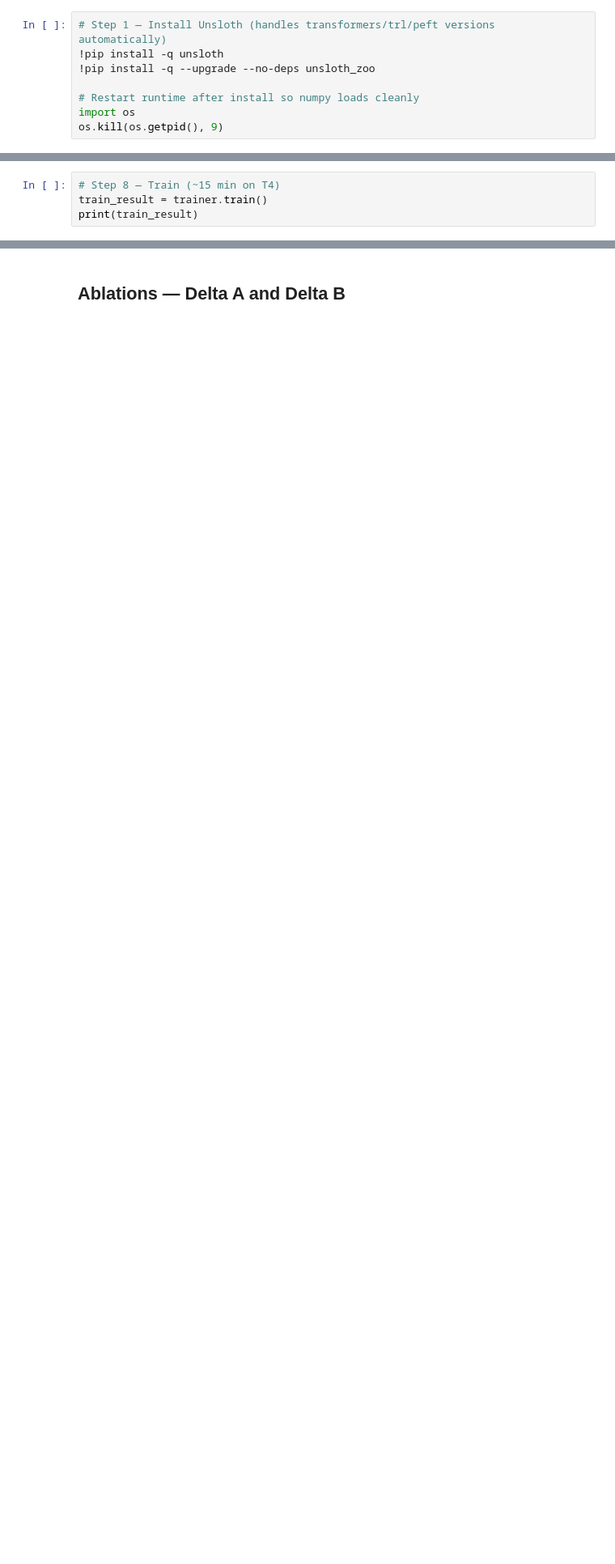
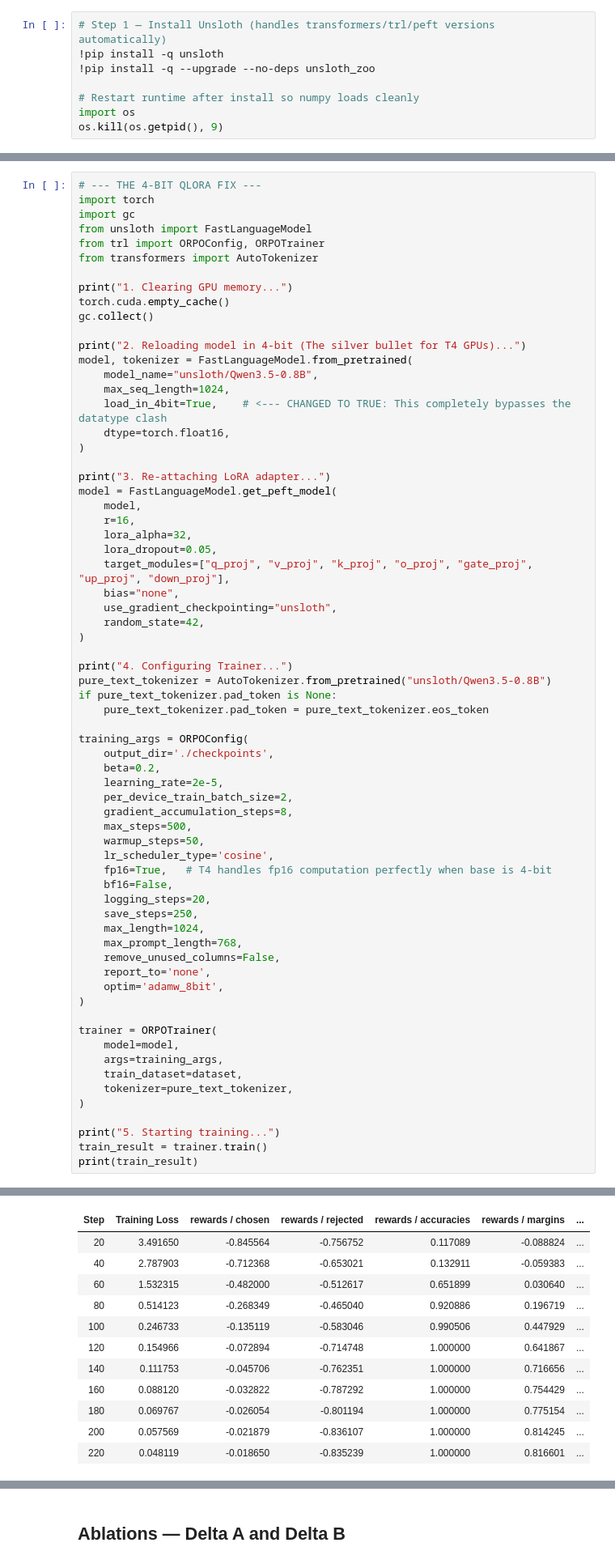
Before and after one commit to Kemrish/Sales-Evaluation-Bench, a Jupyter notebook: training/train_orpo_colab.ipynb, the cells around one changed output, grey strips where cells are left out. Shown at 81% size. Drawn from its saved outputs; the diff is of its cells as text; blank space fills up the shorter version.

```diff
--- a/training/train_orpo_colab.ipynb
+++ b/training/train_orpo_colab.ipynb
@@ -249,4 +336,68 @@ print("ORPO Trainer configured. Starting training...")
 # %%
-# Step 8 — Train (~15 min on T4)
+# --- THE 4-BIT QLORA FIX ---
+import torch
+import gc
+from unsloth import FastLanguageModel
+from trl import ORPOConfig, ORPOTrainer
+from transformers import AutoTokenizer
+
+print("1. Clearing GPU memory...")
+torch.cuda.empty_cache()
+gc.collect()
+
+print("2. Reloading model in 4-bit (The silver bullet for T4 GPUs)...")
+model, tokenizer = FastLanguageModel.from_pretrained(
+    model_name="unsloth/Qwen3.5-0.8B",
+    max_seq_length=1024,
+    load_in_4bit=True,    # <--- CHANGED TO TRUE: This completely bypasses the datatype clash
+    dtype=torch.float16,
+)
+
+print("3. Re-attaching LoRA adapter...")
+model = FastLanguageModel.get_peft_model(
+    model,
+    r=16,
+    lora_alpha=32,
+    lora_dropout=0.05,
+    target_modules=["q_proj", "v_proj", "k_proj", "o_proj", "gate_proj", "up_proj", "down_proj"],
+    bias="none",
+    use_gradient_checkpointing="unsloth",
+    random_state=42,
+)
+
+print("4. Configuring Trainer...")
+pure_text_tokenizer = AutoTokenizer.from_pretrained("unsloth/Qwen3.5-0.8B")
+if pure_text_tokenizer.pad_token is None:
+    pure_text_tokenizer.pad_token = pure_text_tokenizer.eos_token
+
+training_args = ORPOConfig(
+    output_dir='./checkpoints',
+    beta=0.2,
+    learning_rate=2e-5,
+    per_device_train_batch_size=2,
+    gradient_accumulation_steps=8,
+    max_steps=500,
+    warmup_steps=50,
+    lr_scheduler_type='cosine',
+    fp16=True,   # T4 handles fp16 computation perfectly when base is 4-bit
+    bf16=False,
+    logging_steps=20,
+    save_steps=250,
+    max_length=1024,
+    max_prompt_length=768,
+    remove_unused_columns=False,
+    report_to='none',
+    optim='adamw_8bit',
+)
+
+trainer = ORPOTrainer(
+    model=model,
+    args=training_args,
+    train_dataset=dataset,
+    tokenizer=pure_text_tokenizer,
+)
+
+print("5. Starting training...")
 train_result = trainer.train()
 print(train_result)
+# %% [output]
@@ -252,0 +424,12 @@ print(train_result)
+| Step | Training Loss | rewards / chosen | rewards / rejected | rewards / accuracies | rewards / margins | ... |
+| 20 | 3.491650 | -0.845564 | -0.756752 | 0.117089 | -0.088824 | ... |
+| 40 | 2.787903 | -0.712368 | -0.653021 | 0.132911 | -0.059383 | ... |
+| 60 | 1.532315 | -0.482000 | -0.512617 | 0.651899 | 0.030640 | ... |
+| 80 | 0.514123 | -0.268349 | -0.465040 | 0.920886 | 0.196719 | ... |
+| 100 | 0.246733 | -0.135119 | -0.583046 | 0.990506 | 0.447929 | ... |
+| 120 | 0.154966 | -0.072894 | -0.714748 | 1.000000 | 0.641867 | ... |
+| 140 | 0.111753 | -0.045706 | -0.762351 | 1.000000 | 0.716656 | ... |
+| 160 | 0.088120 | -0.032822 | -0.787292 | 1.000000 | 0.754429 | ... |
+| 180 | 0.069767 | -0.026054 | -0.801194 | 1.000000 | 0.775154 | ... |
+| 200 | 0.057569 | -0.021879 | -0.836107 | 1.000000 | 0.814245 | ... |
+| 220 | 0.048119 | -0.018650 | -0.835239 | 1.000000 | 0.816601 | ... |
```
Also changed, not shown: parts of 14 cells of this notebook, 4 other files.
